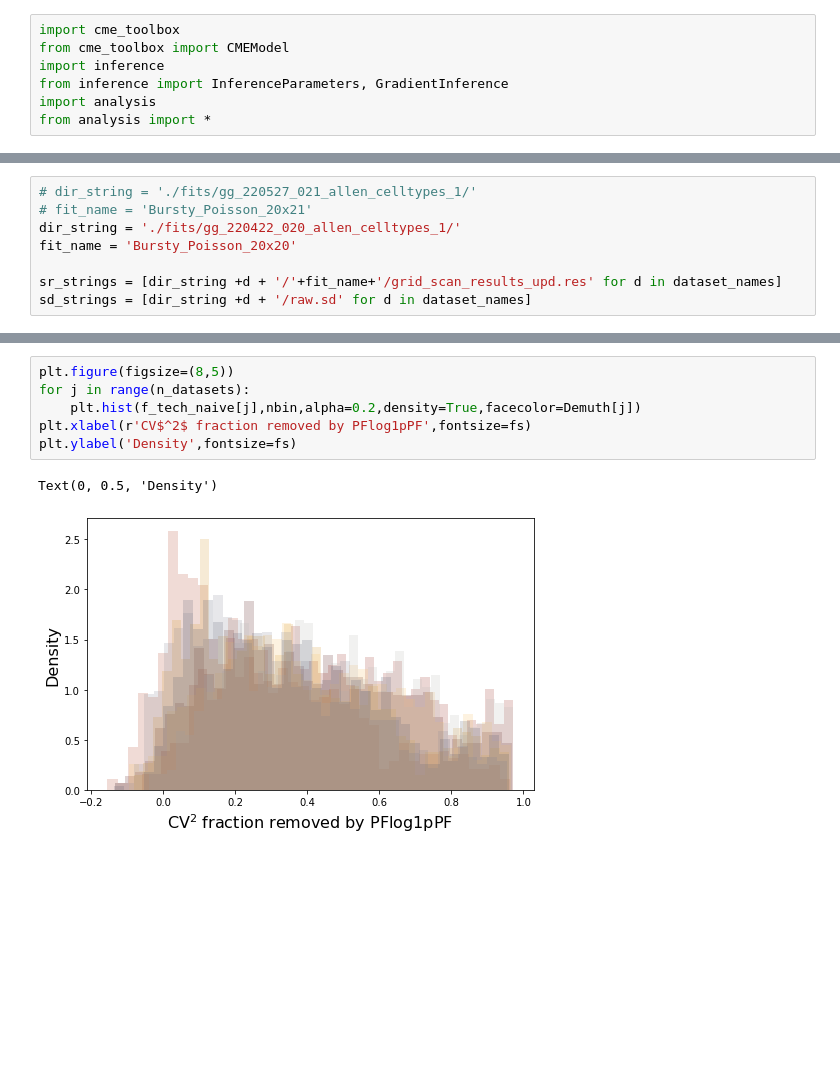
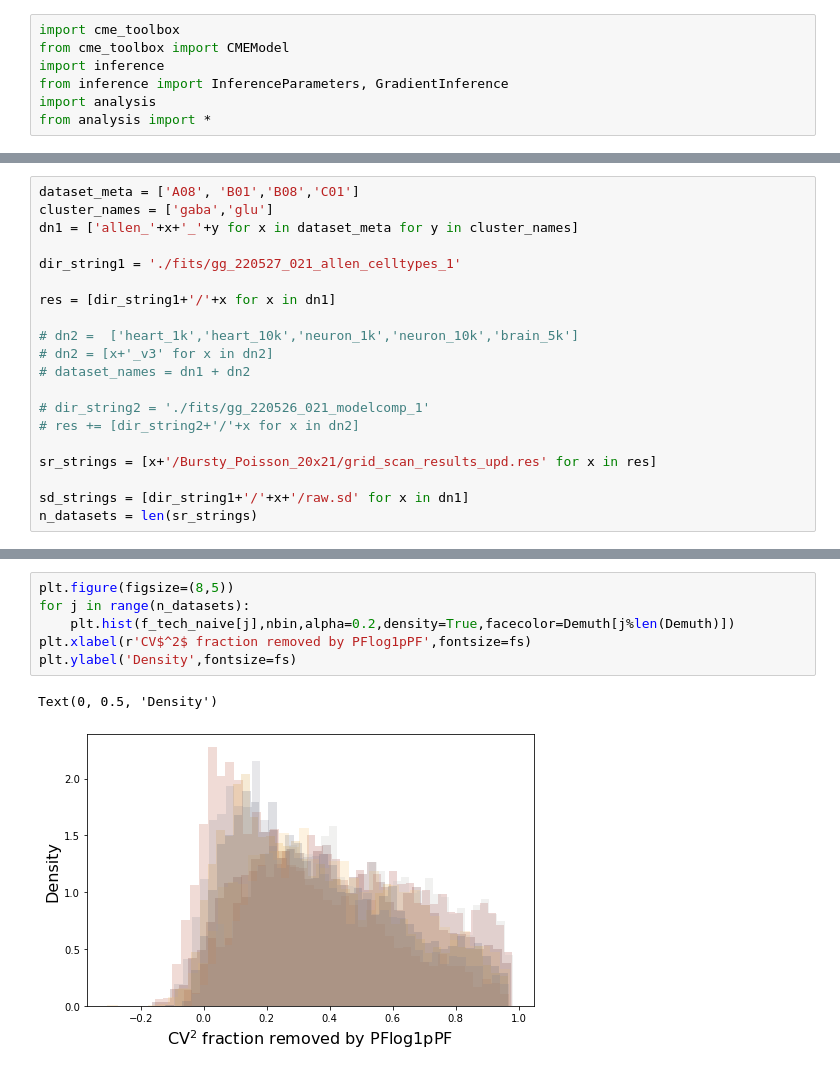
Before and after one commit to gennadygorin/seq-cme-technoise, a Jupyter notebook: gg220527_var_decomp.ipynb, the cells around one changed output, grey strips where cells are left out. Drawn from its saved outputs; the diff is of its cells as text; blank space fills up the shorter version.

```diff
--- a/gg220527_var_decomp.ipynb
+++ b/gg220527_var_decomp.ipynb
@@ -28,0 +20,20 @@ n_datasets = len(dataset_names)
+# %%
+dataset_meta = ['A08', 'B01','B08','C01']
+cluster_names = ['gaba','glu']
+dn1 = ['allen_'+x+'_'+y for x in dataset_meta for y in cluster_names]
+
+dir_string1 = './fits/gg_220527_021_allen_celltypes_1'
+
+res = [dir_string1+'/'+x for x in dn1]
+
+# dn2 =  ['heart_1k','heart_10k','neuron_1k','neuron_10k','brain_5k']
+# dn2 = [x+'_v3' for x in dn2]
+# dataset_names = dn1 + dn2
+
+# dir_string2 = './fits/gg_220526_021_modelcomp_1'
+# res += [dir_string2+'/'+x for x in dn2]
+
+sr_strings = [x+'/Bursty_Poisson_20x21/grid_scan_results_upd.res' for x in res]
+
+sd_strings = [dir_string1+'/'+x+'/raw.sd' for x in dn1]
+n_datasets = len(sr_strings)
@@ -40,11 +78,3 @@ dataset_names
-# %%
-# dir_string = './fits/gg_220527_021_allen_celltypes_1/'
-# fit_name = 'Bursty_Poisson_20x21'
-dir_string = './fits/gg_220422_020_allen_celltypes_1/'
-fit_name = 'Bursty_Poisson_20x20'
-
-sr_strings = [dir_string +d + '/'+fit_name+'/grid_scan_results_upd.res' for d in dataset_names]
-sd_strings = [dir_string +d + '/raw.sd' for d in dataset_names]
 # %%
 sr_arr = []
 sd_arr = []
@@ -88,12 +134,12 @@ f_tech_mech = np.asarray(f_tech_mech)
 # %%
 plt.figure(figsize=(8,5))
 for j in range(n_datasets):
-    plt.hist(f_tech_naive[j],nbin,alpha=0.2,density=True,facecolor=Demuth[j])
+    plt.hist(f_tech_naive[j],nbin,alpha=0.2,density=True,facecolor=Demuth[j%len(Demuth)])
 plt.xlabel(r'CV$^2$ fraction removed by PFlog1pPF',fontsize=fs)
 plt.ylabel('Density',fontsize=fs)
 # %% [output]
 Text(0, 0.5, 'Density')
-[figure, old version]
+[figure, new version]
 # %%
 plt.figure(figsize=(8,5))
 for j in range(n_datasets):
```
Also changed, not shown: parts of 10 cells of this notebook, 3 other files.
